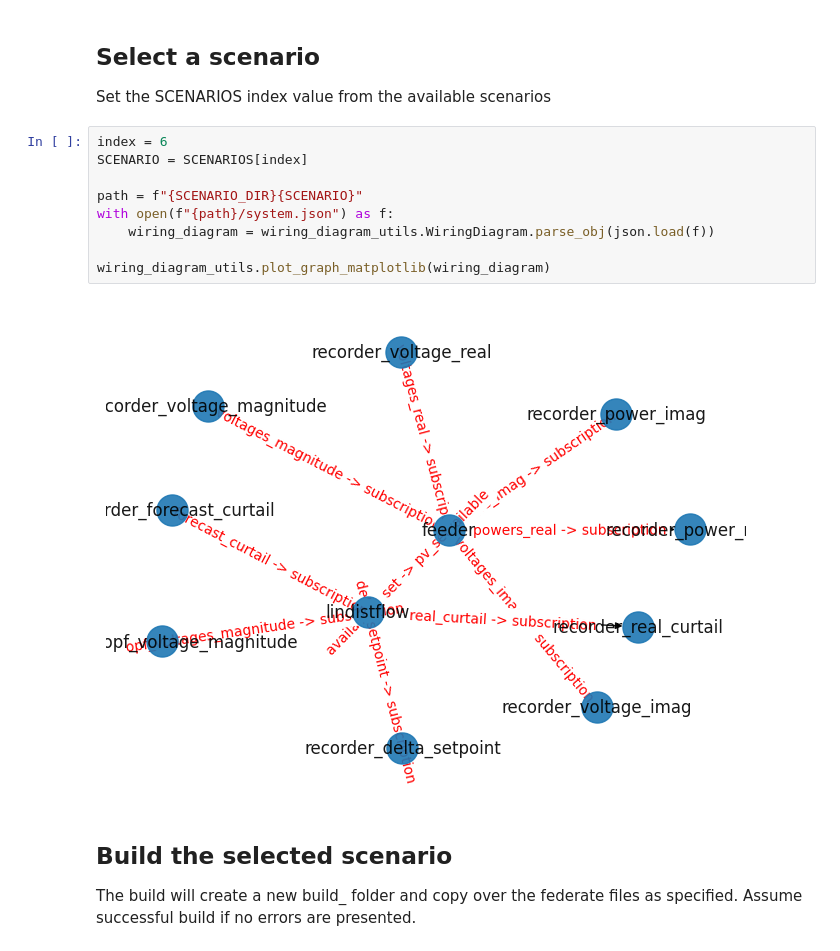
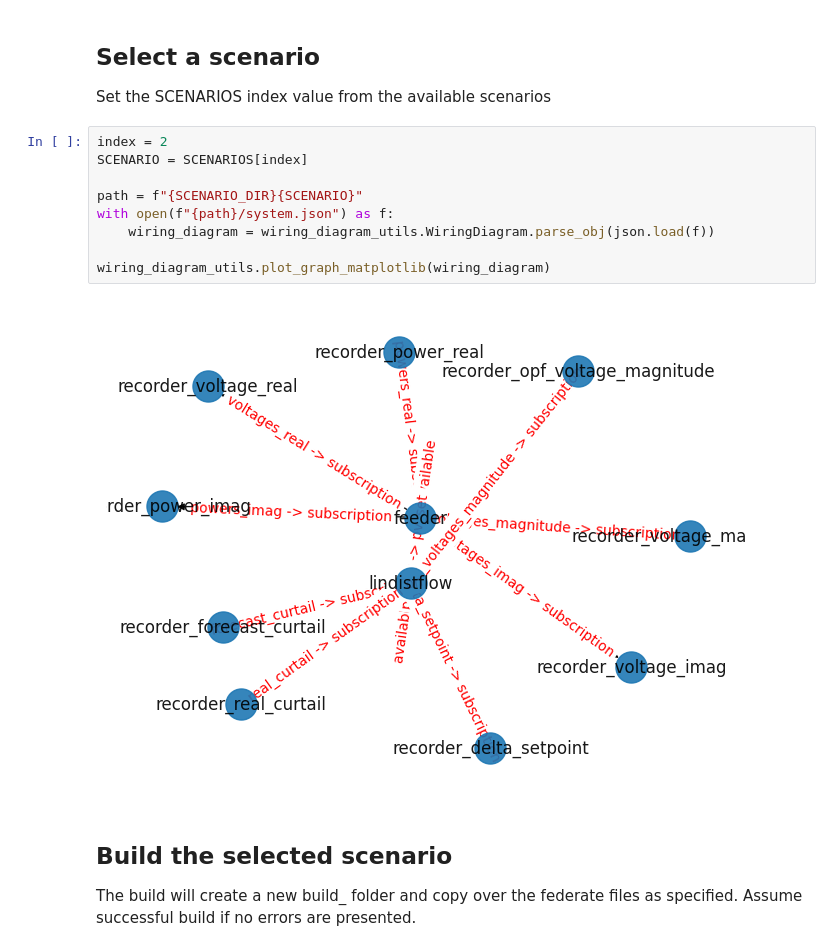
Before and after one commit to pnnl/oedisi_dopf, a Jupyter notebook: workflow.ipynb, the cells around one changed output. Drawn from its saved outputs; the diff is of its cells as text.

Commit message:
updated each of the scenarios and confired running and plotting

```diff
--- a/workflow.ipynb
+++ b/workflow.ipynb
@@ -33,16 +40,16 @@ for idx, scenario in enumerate(SCENARIOS):
 ## Select a scenario
 Set the SCENARIOS index value from the available scenarios
 # %%
-index = 6
+index = 2
 SCENARIO = SCENARIOS[index]
 
 path = f"{SCENARIO_DIR}{SCENARIO}"
 with open(f"{path}/system.json") as f:
     wiring_diagram = wiring_diagram_utils.WiringDiagram.parse_obj(json.load(f))
 
 wiring_diagram_utils.plot_graph_matplotlib(wiring_diagram)
 # %% [output]
-[figure, old version]
+[figure, new version]
 # %% [markdown]
 ## Build the selected scenario
 The build will create a new build_<scenario> folder and copy over the federate files as specified. Assume successful build if no errors are presented.
```
Also changed, not shown: parts of 9 cells of this notebook, 42 other files.
